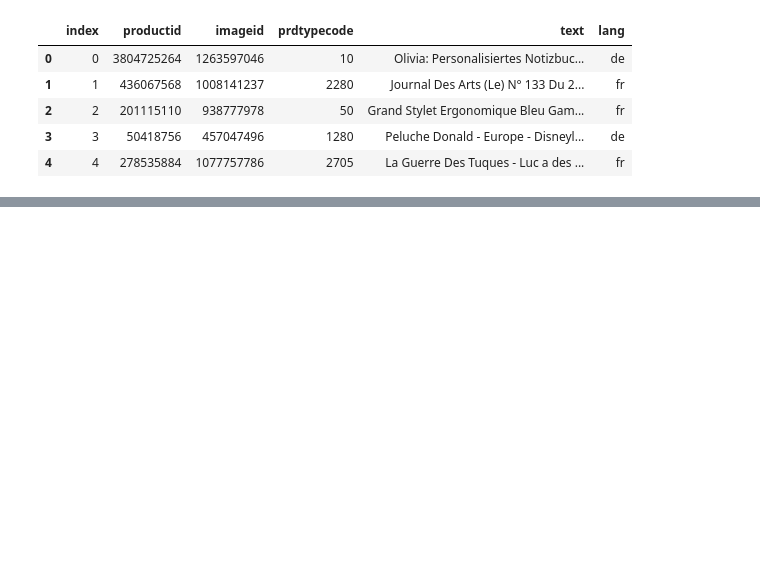
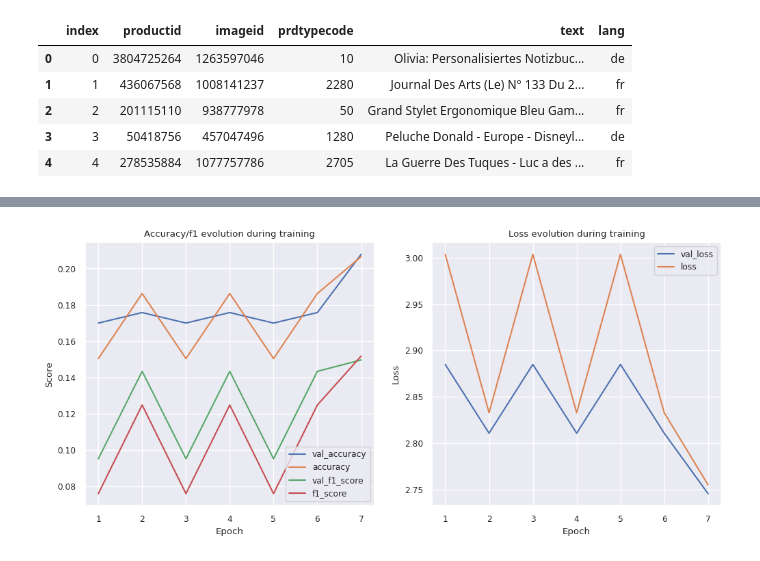
Before and after one commit to DataScientest-Studio/nov23_bds_rakuten, a Jupyter notebook: notebooks/data-modeling-images-1.ipynb, the cells around one changed output, grey strips where cells are left out. Saved outputs shown, nothing was run; the diff lists cells and outputs as text; code cells hidden in the pictures; blank space fills up the shorter version.

Commit message:
rework of data-modeling-images-1

```diff
--- a/notebooks/data-modeling-images-1.ipynb
+++ b/notebooks/data-modeling-images-1.ipynb
@@ -409,0 +572,39 @@ Saving actual model to output/data-modeling-images-1/model.keras
+# %%
+def load_training_history(model_id):
+  path = output_dir+("/training_history_%d.pkl" % model_id)
+  history = None
+  if Path(path).exists():
+    with open(path, "rb") as file:
+      history = pickle.load(file)
+  return history
+# %%
+def save_training_history(model_id,history):
+  path = output_dir+("/training_history_%d.pkl" % model_id)
+  with open(path, "wb") as file:
+    pickle.dump(history,file)
+# %%
+def concat_training_histories(prev_history,actual_history):
+  full_history = {}
+  for key in actual_history:
+    full_history[key]=np.concatenate((prev_history[key],actual_history[key]),axis=0)
+  return full_history
+# %%
+def get_full_training_history(model_id,training_history):
+  if training_history == None:
+    history = load_training_history(111)
+  else:
+    prev_history = load_training_history(111)
+    if prev_history != None:
+      history = concat_training_histories(prev_history,training_history.history)
+    else:
+      history = training_history.history
+  return history
+# %%
+history = get_full_training_history(111,training_history)
+if history != None:
+  save_training_history(111,history)
+  #to avoid concat of same history when re-executing this cell
+  training_history = None
+  plot_training_history(history)
+# %% [output]
+[figure, added]
```
Also changed, not shown: parts of 101 cells of this notebook.
